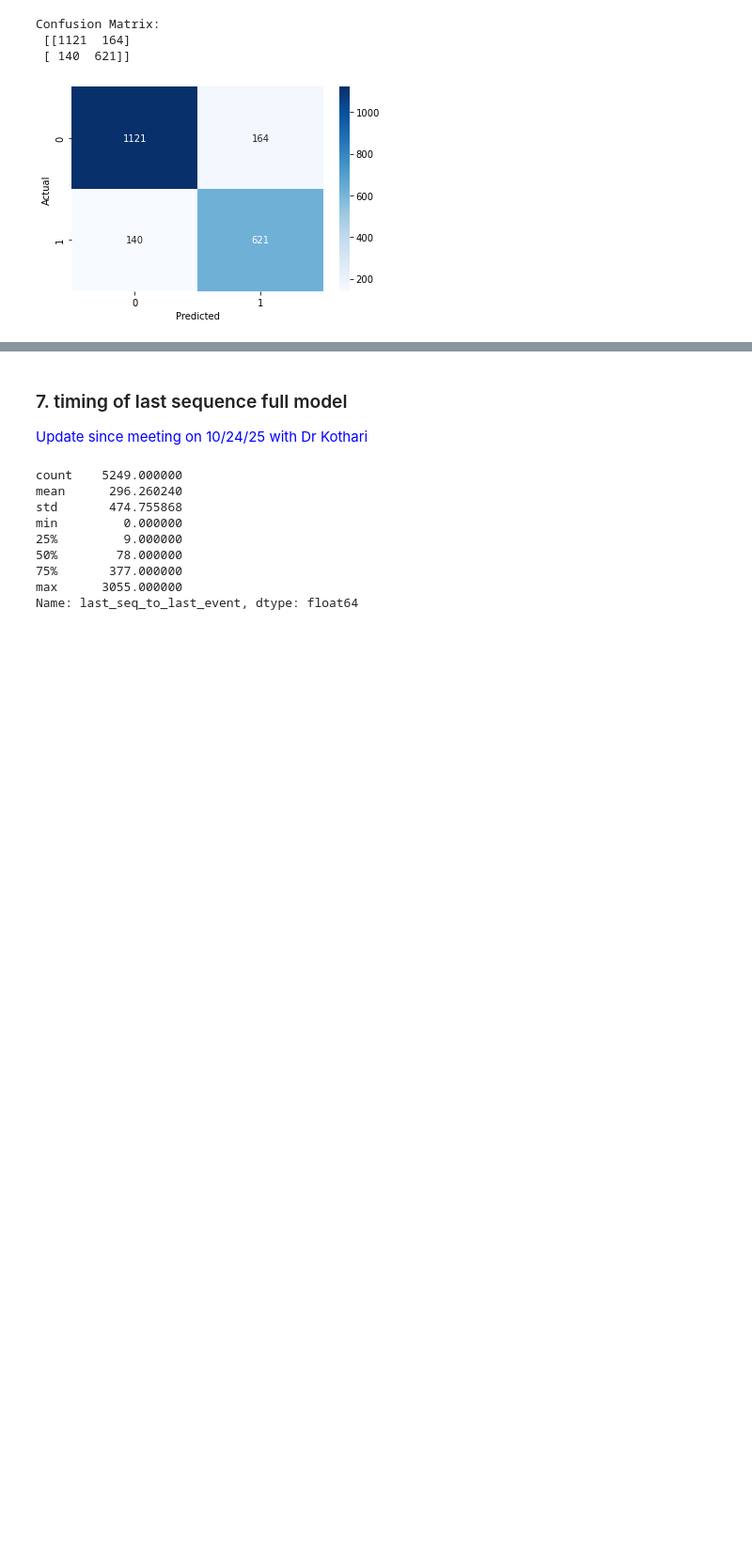
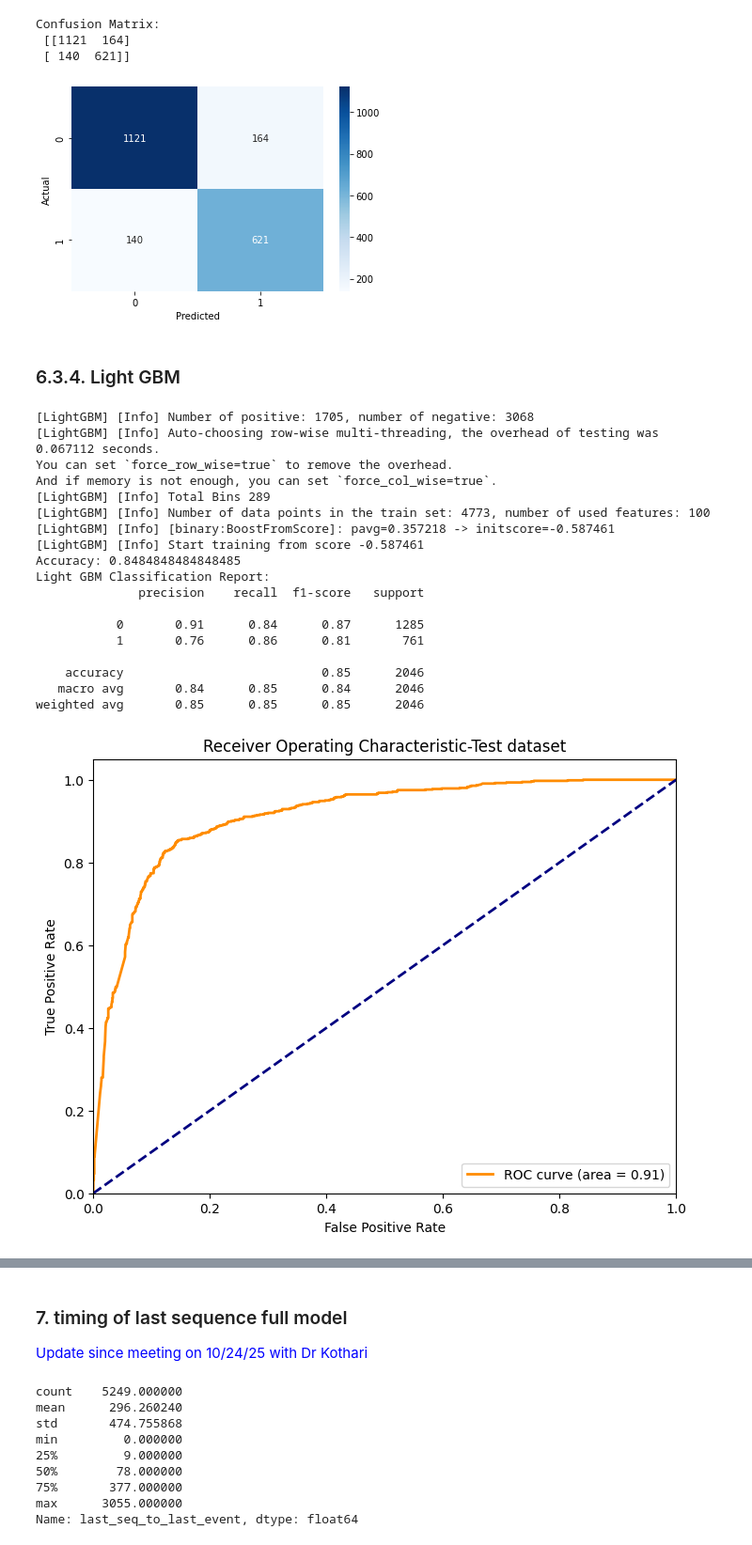
Before and after one commit to yunxingmcw/disease_trajectory_predictive_ML, a Jupyter notebook: Event_sequence_analysis_012826.ipynb, the cells around one changed output, grey strips where cells are left out. Shown at 94% size. Saved outputs shown, nothing was run; the diff lists cells and outputs as text; code cells hidden in the pictures; blank space fills up the shorter version.

```diff
--- a/Event_sequence_analysis_012826.ipynb
+++ b/Event_sequence_analysis_012826.ipynb
@@ -1298,3 +1265,83 @@ Confusion Matrix:
  [[1121  164]
  [ 140  621]]
 [figure]
+# %% [markdown]
+### 6.3.4. Light GBM
+# %%
+import lightgbm as lgb
+
+# 1. Create LightGBM dataset format (optional, but useful for advanced usage)
+train_data = lgb.Dataset(X_train, label=y_train)
+test_data = lgb.Dataset(X_test, label=y_test, reference=train_data)
+
+# 4. Define parameters
+params = {
+    'objective': 'binary',       # binary classification
+    'metric': ['binary_logloss', 'auc'],
+    'boosting_type': 'gbdt',     # gradient boosting decision tree
+    'num_leaves': 31,            # complexity of the trees
+    'learning_rate': 0.05,
+    'feature_fraction': 0.9
+}
+
+# 5. Train the model
+model = lgb.train(
+    params,
+    train_data,
+    valid_sets=[train_data, test_data],
+    num_boost_round=100
+)
+
+# Calculate the ROC curve and AUC
+y_probs = model.predict(X_test, num_iteration=model.best_iteration)
+fpr, tpr, thresholds = roc_curve(y_test, y_probs)
+roc_auc = auc(fpr, tpr)
+
+y_pred = (y_probs >= 0.3).astype(int)
+accuracy = accuracy_score(y_test, y_pred)
+print("Accuracy:", accuracy)
+print("Light GBM Classification Report:")
+print(classification_report(y_test, y_pred))
+
+# Plot ROC curve
+plt.figure(figsize=(8, 6))
+plt.plot(fpr, tpr, color='darkorange', lw=2, label='ROC curve (area = %0.2f)' % roc_auc)
+plt.plot([0, 1], [0, 1], color='navy', lw=2, linestyle='--')
+plt.xlim([0.0, 1.0])
+plt.ylim([0.0, 1.05])
+plt.xlabel('False Positive Rate')
+plt.ylabel('True Positive Rate')
+plt.title('Receiver Operating Characteristic-Test dataset')
+plt.legend(loc="lower right")
+plt.show()
+
+# Confusion matrix
+cm = confusion_matrix(y_test, y_pred)
+print("Confusion Matrix:\n", cm)
+import seaborn as sns
+import matplotlib.pyplot as plt
+
+sns.heatmap(cm, annot=True, fmt='d', cmap='Blues')
+plt.xlabel('Predicted')
+plt.ylabel('Actual')
+plt.show()
+# %% [output]
+[LightGBM] [Info] Number of positive: 1705, number of negative: 3068
+[LightGBM] [Info] Auto-choosing row-wise multi-threading, the overhead of testing was 0.067112 seconds.
+You can set `force_row_wise=true` to remove the overhead.
+And if memory is not enough, you can set `force_col_wise=true`.
+[LightGBM] [Info] Total Bins 289
+[LightGBM] [Info] Number of data points in the train set: 4773, number of used features: 100
+[LightGBM] [Info] [binary:BoostFromScore]: pavg=0.357218 -> initscore=-0.587461
+[LightGBM] [Info] Start training from score -0.587461
+Accuracy: 0.8484848484848485
+Light GBM Classification Report:
+              precision    recall  f1-score   support
+
+           0       0.91      0.84      0.87      1285
+           1       0.76      0.86      0.81       761
+
+    accuracy                           0.85      2046
+   macro avg       0.84      0.85      0.84      2046
+weighted avg       0.85      0.85      0.85      2046
+[figure, added]
```
Also changed, not shown: parts of 33 cells of this notebook, 5 other files.
